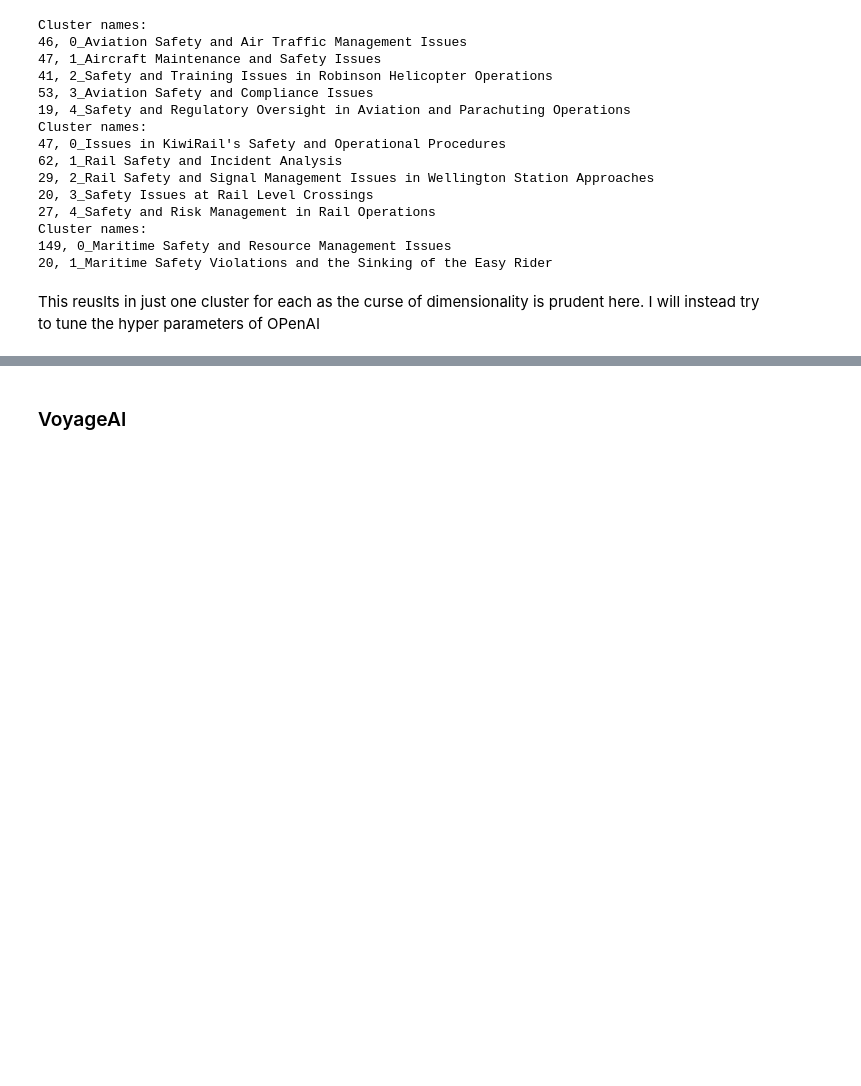
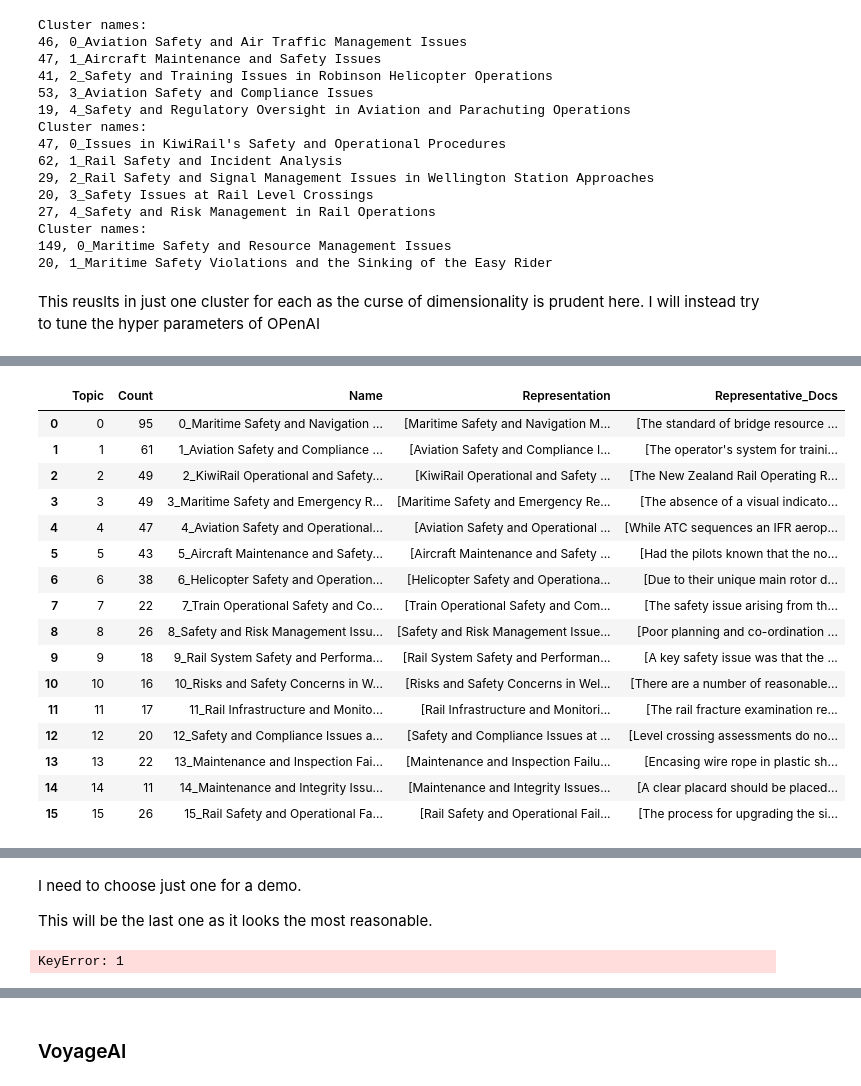
Before and after one commit to 1jamesthompson1/TAIC-report-summary, a Jupyter notebook: notebooks/safety themes_from_safety_issues/BERTopic_safety_theme_generation.ipynb, the cells around one changed output, grey strips where cells are left out. Cells and saved outputs as stored; diff of their text form; code cells hidden in the pictures; blank space fills up the shorter version.

```diff
--- a/notebooks/safety themes_from_safety_issues/BERTopic_safety_theme_generation.ipynb
+++ b/notebooks/safety themes_from_safety_issues/BERTopic_safety_theme_generation.ipynb
@@ -340,0 +404,10 @@ def perform_umap_parameter_search(modes_dfs):
+# %%
+hyper_parameter_search_df = pd.DataFrame(hyper_parameter_search_results)
+# %%
+hyper_parameter_search_df['individual_topic_counts'] = hyper_parameter_search_df['individual_models'].apply(lambda list_of_models: [(len(x.get_topic_info()['Name']) > 3) * 1 for x in list_of_models])
+
+hyper_parameter_search_df['group_topic_membership_counts'] = hyper_parameter_search_df.apply(
+    lambda x:
+    [(c < 100) * 1 for c in x['group_model'].get_topic_info()['Count'].to_list()], axis=1)
+
+hyper_parameter_search_df[['n_components', 'n_neighbors', 'individual_topic_counts', 'group_topic_membership_counts']]
@@ -340,0 +436,9 @@ def perform_umap_parameter_search(modes_dfs):
+# %%
+appropriate_counts_df = hyper_parameter_search_df[hyper_parameter_search_df.apply(
+    lambda row:
+    np.nanmean(row['individual_topic_counts']) > 0.6 and
+    np.nanmean(row['group_topic_membership_counts']) > 0.9
+    , axis=1)
+]
+
+appropriate_counts_df[['n_components', 'n_neighbors', 'individual_topic_counts', 'group_topic_membership_counts']]
@@ -340,0 +462,13 @@ def perform_umap_parameter_search(modes_dfs):
+# %%
+potential_group_model = appropriate_counts_df.loc[[0,23,42],]
+
+print(potential_group_model.columns)
+
+potential_group_model.apply(
+    lambda row:
+    row['group_model'].update_topics(
+        row['group_df']['si'].to_list(),
+        representation_model = openai_base_representation_model
+    ),
+    axis=1
+)
@@ -340,0 +481,8 @@ def perform_umap_parameter_search(modes_dfs):
+# %%
+
+potential_group_model['model_summary'] = potential_group_model['group_model'].apply(lambda model: model.get_topic_info())
+
+for i, row in potential_group_model.iterrows():
+
+    display(row['model_summary'])
+# %% [output]
@@ -340,0 +505,17 @@ def perform_umap_parameter_search(modes_dfs):
+|  | Topic | Count | Name | Representation | Representative_Docs |
+| 0 | 0 | 95 | 0_Maritime Safety and Navigation ... | [Maritime Safety and Navigation M... | [The standard of bridge resource ... |
+| 1 | 1 | 61 | 1_Aviation Safety and Compliance ... | [Aviation Safety and Compliance I... | [The operator's system for traini... |
+| 2 | 2 | 49 | 2_KiwiRail Operational and Safety... | [KiwiRail Operational and Safety ... | [The New Zealand Rail Operating R... |
+| 3 | 3 | 49 | 3_Maritime Safety and Emergency R... | [Maritime Safety and Emergency Re... | [The absence of a visual indicato... |
+| 4 | 4 | 47 | 4_Aviation Safety and Operational... | [Aviation Safety and Operational ... | [While ATC sequences an IFR aerop... |
+| 5 | 5 | 43 | 5_Aircraft Maintenance and Safety... | [Aircraft Maintenance and Safety ... | [Had the pilots known that the no... |
+| 6 | 6 | 38 | 6_Helicopter Safety and Operation... | [Helicopter Safety and Operationa... | [Due to their unique main rotor d... |
+| 7 | 7 | 22 | 7_Train Operational Safety and Co... | [Train Operational Safety and Com... | [The safety issue arising from th... |
+| 8 | 8 | 26 | 8_Safety and Risk Management Issu... | [Safety and Risk Management Issue... | [Poor planning and co-ordination ... |
+| 9 | 9 | 18 | 9_Rail System Safety and Performa... | [Rail System Safety and Performan... | [A key safety issue was that the ... |
+| 10 | 10 | 16 | 10_Risks and Safety Concerns in W... | [Risks and Safety Concerns in Wel... | [There are a number of reasonable... |
+| 11 | 11 | 17 | 11_Rail Infrastructure and Monito... | [Rail Infrastructure and Monitori... | [The rail fracture examination re... |
+| 12 | 12 | 20 | 12_Safety and Compliance Issues a... | [Safety and Compliance Issues at ... | [Level crossing assessments do no... |
+| 13 | 13 | 22 | 13_Maintenance and Inspection Fai... | [Maintenance and Inspection Failu... | [Encasing wire rope in plastic sh... |
+| 14 | 14 | 11 | 14_Maintenance and Integrity Issu... | [Maintenance and Integrity Issues... | [A clear placard should be placed... |
+| 15 | 15 | 26 | 15_Rail Safety and Operational Fa... | [Rail Safety and Operational Fail... | [The process for upgrading the si... |
@@ -340,0 +538,8 @@ def perform_umap_parameter_search(modes_dfs):
+# %% [markdown]
+I need to choose just one for a demo.
+
+This will be the last one as it looks the most reasonable.
+# %%
+check_mode_cluster_distribution(appropriate_counts_df.loc[1, 'group_df'])
+# %% [output]
+KeyError: 1
```
Also changed, not shown: parts of 34 cells of this notebook, 16 other files.
